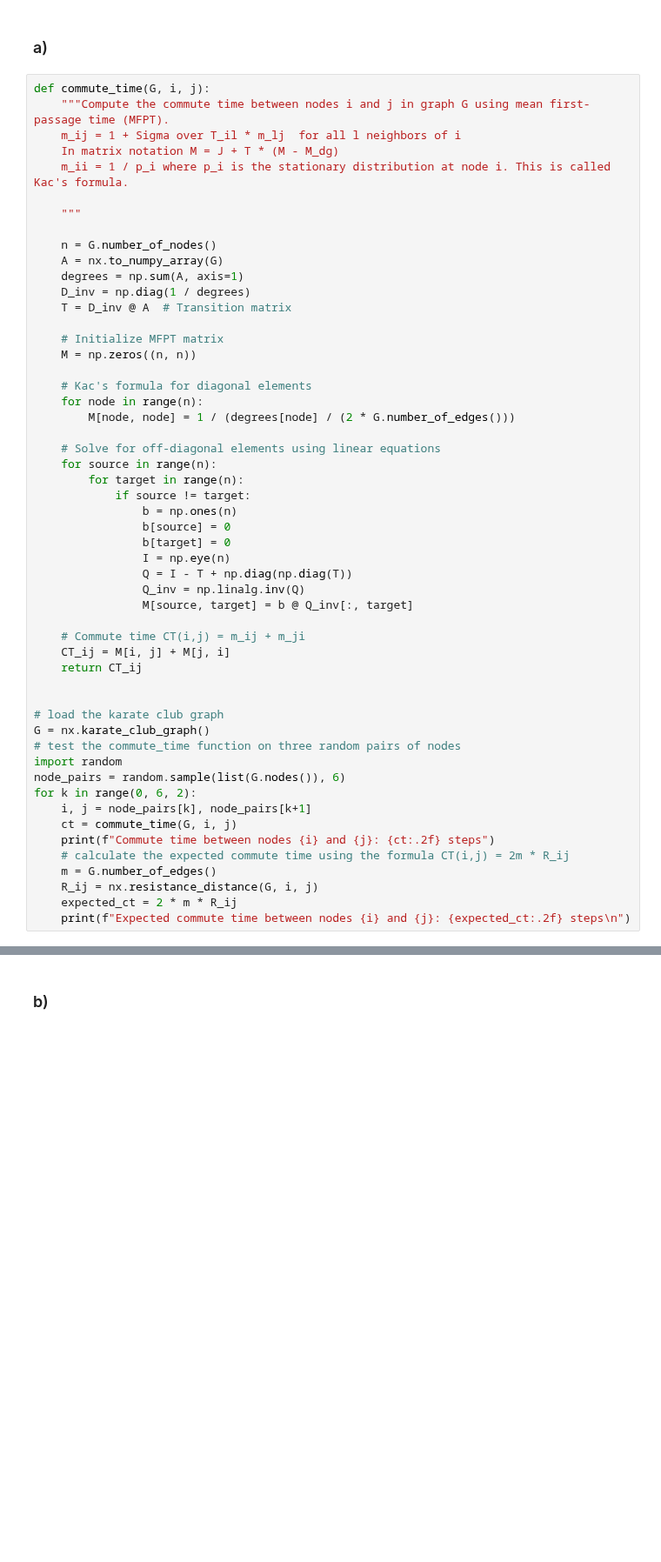
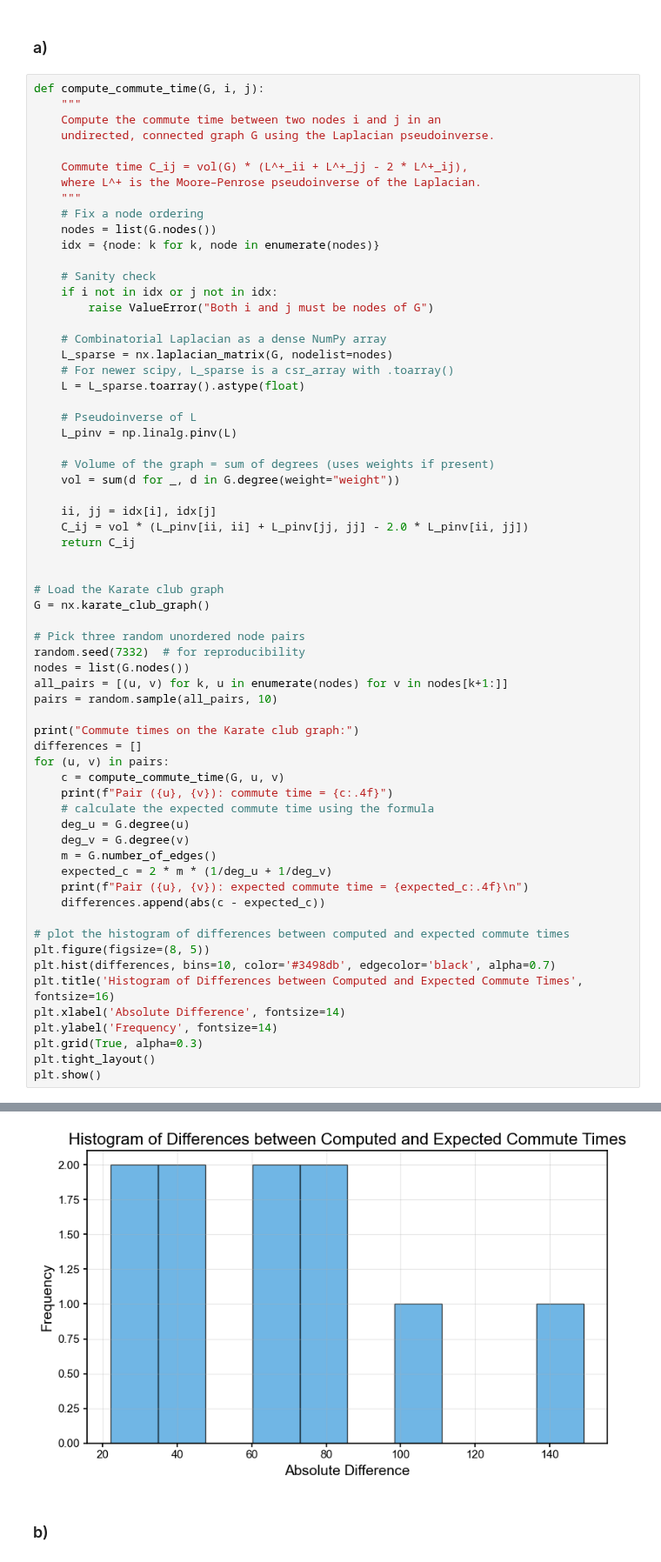
Before and after one commit to sepehrilami/phys7332_fa25, a Jupyter notebook: assignments/assignment03.ipynb, the cells around one changed output, grey strips where cells are left out. Shown at 87% size. Cells and saved outputs as stored; diff of their text form; blank space fills up the shorter version.

```diff
--- a/assignments/assignment03.ipynb
+++ b/assignments/assignment03.ipynb
@@ -574,56 +578,67 @@ plt.show()
 # %% [markdown]
 ### a)
 # %%
-def commute_time(G, i, j):
-    """Compute the commute time between nodes i and j in graph G using mean first-passage time (MFPT).
-    m_ij = 1 + Sigma over T_il * m_lj  for all l neighbors of i
-    In matrix notation M = J + T * (M - M_dg)
-    m_ii = 1 / p_i where p_i is the stationary distribution at node i. This is called Kac's formula.
+def compute_commute_time(G, i, j):
+    """
+    Compute the commute time between two nodes i and j in an
+    undirected, connected graph G using the Laplacian pseudoinverse.
 
+    Commute time C_ij = vol(G) * (L^+_ii + L^+_jj - 2 * L^+_ij),
+    where L^+ is the Moore–Penrose pseudoinverse of the Laplacian.
     """
+    # Fix a node ordering
+    nodes = list(G.nodes())
+    idx = {node: k for k, node in enumerate(nodes)}
 
-    n = G.number_of_nodes()
-    A = nx.to_numpy_array(G)
-    degrees = np.sum(A, axis=1)
-    D_inv = np.diag(1 / degrees)
-    T = D_inv @ A  # Transition matrix
+    # Sanity check
+    if i not in idx or j not in idx:
+        raise ValueError("Both i and j must be nodes of G")
 
-    # Initialize MFPT matrix
-    M = np.zeros((n, n))
+    # Combinatorial Laplacian as a dense NumPy array
+    L_sparse = nx.laplacian_matrix(G, nodelist=nodes)
+    # For newer scipy, L_sparse is a csr_array with .toarray()
+    L = L_sparse.toarray().astype(float)
 
-    # Kac's formula for diagonal elements
-    for node in range(n):
-        M[node, node] = 1 / (degrees[node] / (2 * G.number_of_edges()))
+    # Pseudoinverse of L
+    L_pinv = np.linalg.pinv(L)
 
-    # Solve for off-diagonal elements using linear equations
-    for source in range(n):
-        for target in range(n):
-            if source != target:
-                b = np.ones(n)
-                b[source] = 0
-                b[target] = 0
-                I = np.eye(n)
-                Q = I - T + np.diag(np.diag(T))
-                Q_inv = np.linalg.inv(Q)
-                M[source, target] = b @ Q_inv[:, target]
+    # Volume of the graph = sum of degrees (uses weights if present)
+    vol = sum(d for _, d in G.degree(weight="weight"))
 
-    # Commute time CT(i,j) = m_ij + m_ji
-    CT_ij = M[i, j] + M[j, i]
-    return CT_ij
+    ii, jj = idx[i], idx[j]
+    C_ij = vol * (L_pinv[ii, ii] + L_pinv[jj, jj] - 2.0 * L_pinv[ii, jj])
+    return C_ij
 
 
-# load the karate club graph
+# Load the Karate club graph
 G = nx.karate_club_graph()
-# test the commute_time function on three random pairs of nodes
-import random
-node_pairs = random.sample(list(G.nodes()), 6)
-for k in range(0, 6, 2):
-    i, j = node_pairs[k], node_pairs[k+1]
-    ct = commute_time(G, i, j)
-    print(f"Commute time between nodes {i} and {j}: {ct:.2f} steps")
-    # calculate the expected commute time using the formula CT(i,j) = 2m * R_ij
+
+# Pick three random unordered node pairs
+random.seed(7332)  # for reproducibility
+nodes = list(G.nodes())
+all_pairs = [(u, v) for k, u in enumerate(nodes) for v in nodes[k+1:]]
+pairs = random.sample(all_pairs, 10)
+
+print("Commute times on the Karate club graph:")
+differences = []
+for (u, v) in pairs:
+    c = compute_commute_time(G, u, v)
+    print(f"Pair ({u}, {v}): commute time = {c:.4f}")
+    # calculate the expected commute time using the formula
+    deg_u = G.degree(u)
+    deg_v = G.degree(v)
     m = G.number_of_edges()
-    R_ij = nx.resistance_distance(G, i, j)
-    expected_ct = 2 * m * R_ij
-    print(f"Expected commute time between nodes {i} and {j}: {expected_ct:.2f} steps\n")
+    expected_c = 2 * m * (1/deg_u + 1/deg_v)
+    print(f"Pair ({u}, {v}): expected commute time = {expected_c:.4f}\n")
+    differences.append(abs(c - expected_c))
+
+# plot the histogram of differences between computed and expected commute times
+plt.figure(figsize=(8, 5))
+plt.hist(differences, bins=10, color='#3498db', edgecolor='black', alpha=0.7)
+plt.title('Histogram of Differences between Computed and Expected Commute Times', fontsize=16)
+plt.xlabel('Absolute Difference', fontsize=14)
+plt.ylabel('Frequency', fontsize=14)
+plt.grid(True, alpha=0.3)
+plt.tight_layout()
+plt.show()
 # %% [output]
@@ -638,2 +662,3 @@ Expected commute time between nodes 18 and 33: 83.55 steps
+[figure, added]
 # %% [markdown]
 ### b)
```
Also changed, not shown: parts of 45 cells of this notebook, 1 other file.
